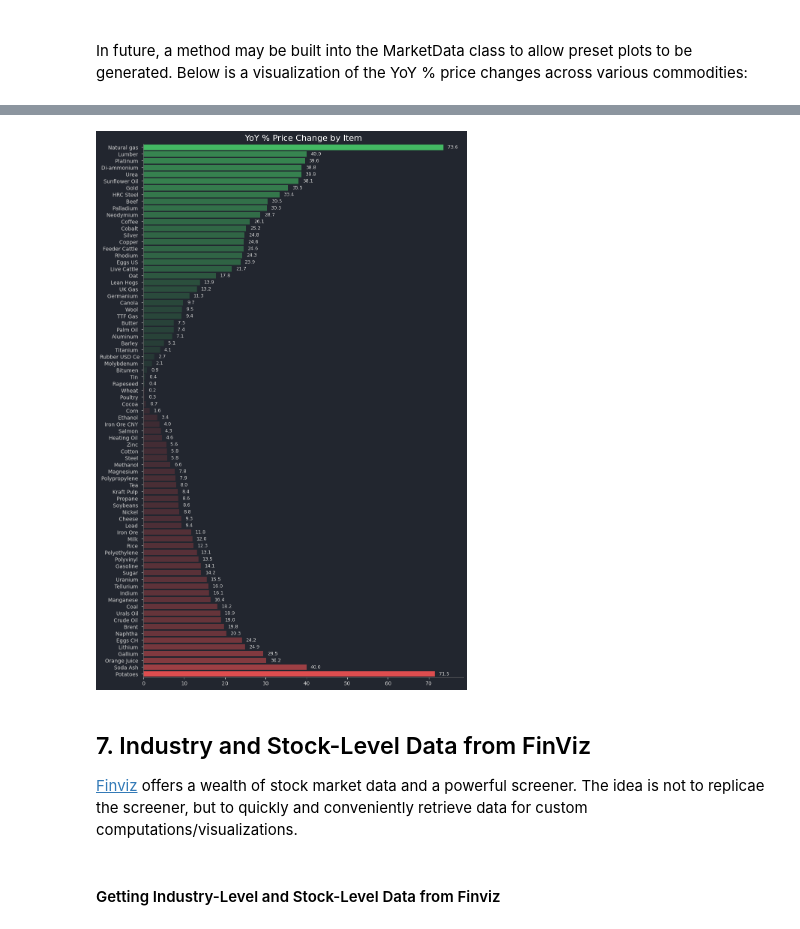
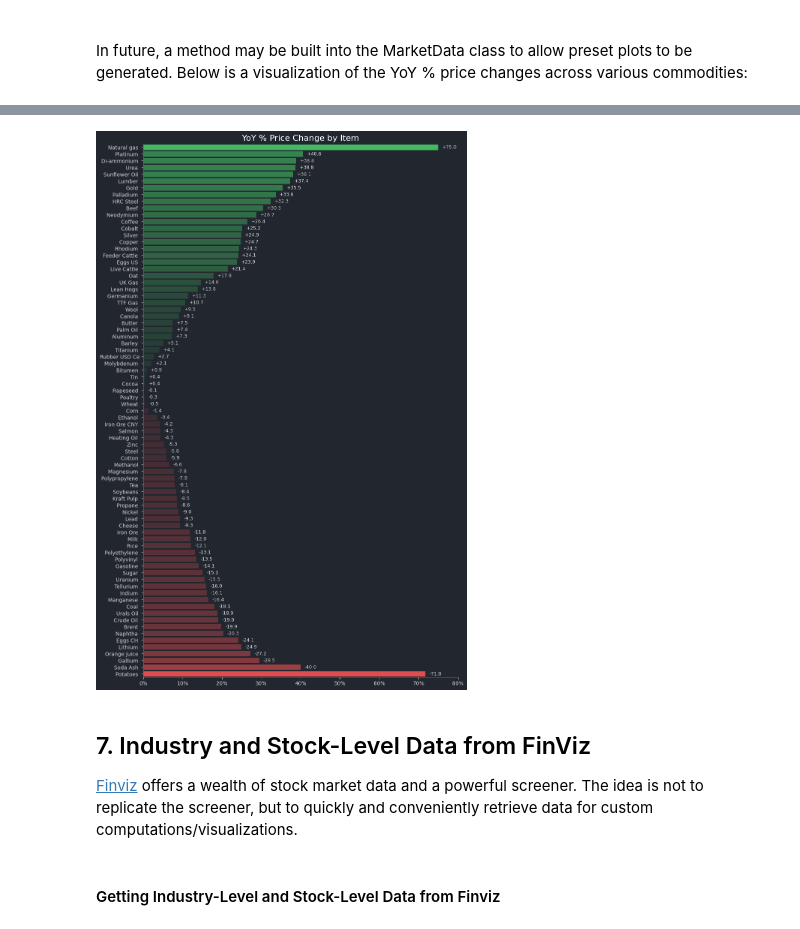
Before and after one commit to haroon-altaf/Lisa, a Jupyter notebook: notebook.ipynb, the cells around one changed output, grey strips where cells are left out. Cells and saved outputs as stored; diff of their text form; code cells hidden in the pictures.

Commit message:
Fixed typos and added +/- signs to hbar plot

```diff
--- a/notebook.ipynb
+++ b/notebook.ipynb
@@ -715,52 +754,56 @@ x = abs(x)
 fig, ax = plt.subplots(figsize=(10, 15))
 sns.barplot(x=x, y=y, hue=bar_colors, palette=color_palette, legend=False)
 ax.set_title('YoY % Price Change by Item', fontsize=16, color=title_color)
+ax.xaxis.set_major_formatter(ticker.FuncFormatter(lambda x, pos: f"{x:.0f}%"))
 ax.set_xlabel('')
 ax.set_ylabel('')
 
 # Add data labels
+labels = [f'+{x:.1f}' if x > 0 else f'{x:.1f}' for x in df_sorted['YoY %']]
+labels_idx_offset = 0
 for container in ax.containers:
-    for bar in container:
+    for i, bar in enumerate(container):
         x_val = bar.get_width()
         y_val = bar.get_y() + bar.get_height() / 2
-        label = f'{round(x_val, 1)}'
+        label = labels[i + labels_idx_offset]
         ax.text(x_val + 1, y_val, label, va='center', ha='left', fontsize=9, color=data_label_color)
+    labels_idx_offset += len(container)
 
 # Customize figure
 ax.set_xlim(0, max(x) + 5)
 
 fig.set_facecolor(background_color)
 ax.set_facecolor(background_color)
 
 ax.tick_params(axis='x', colors=tick_color)
 ax.tick_params(axis='y', colors=tick_color)
 
 ax.spines['top'].set_visible(False)
 ax.spines['right'].set_visible(False)
 ax.spines['left'].set_color(spine_color)
 ax.spines['bottom'].set_color(spine_color)
 
 # Control transparency of bars based on change magnitude; less change = less solid
 x = df_sorted['YoY %']
 x_pos = x[x >= 0]
 x_neg = abs(x[x < 0])
 norm_alpha_pos = colors.Normalize(vmin=x_pos.min(), vmax=0.9*x_pos.max(), clip=True)
 norm_alpha_neg = colors.Normalize(vmin=x_neg.min(), vmax=0.9*x_neg.max(), clip=True)
 min_alpha, max_alpha = 0.1, 1
 bar_alphas = [
     min_alpha + (max_alpha - min_alpha) * norm_alpha_neg(abs(val)) if val < 0 else
     min_alpha + (max_alpha - min_alpha) * norm_alpha_pos(abs(val)) for val in x]
 [bar.set_alpha(alpha) for alpha, bar in zip(bar_alphas, ax.patches)]
 
 # Show plot
 plt.tight_layout()
 plt.show()
 # %% [output]
-[figure, old version]
+[figure, new version]
 # %% [markdown]
 ## 7. Industry and Stock-Level Data from FinViz
 
-[Finviz](https://finviz.com/) offers a wealth of stock market data and a powerful screener. The idea is not to replicae the screener, but to quickly and conveniently retrieve data for custom computations/visualizations.
+[Finviz](https://finviz.com/) offers a wealth of stock market data and a powerful screener. The idea is not to replicate the screener, but to quickly and conveniently retrieve data for custom computations/visualizations.
 # %% [markdown]
 #### Getting Industry-Level and Stock-Level Data from Finviz
 # %%
```
Also changed, not shown: parts of 5 cells of this notebook.
